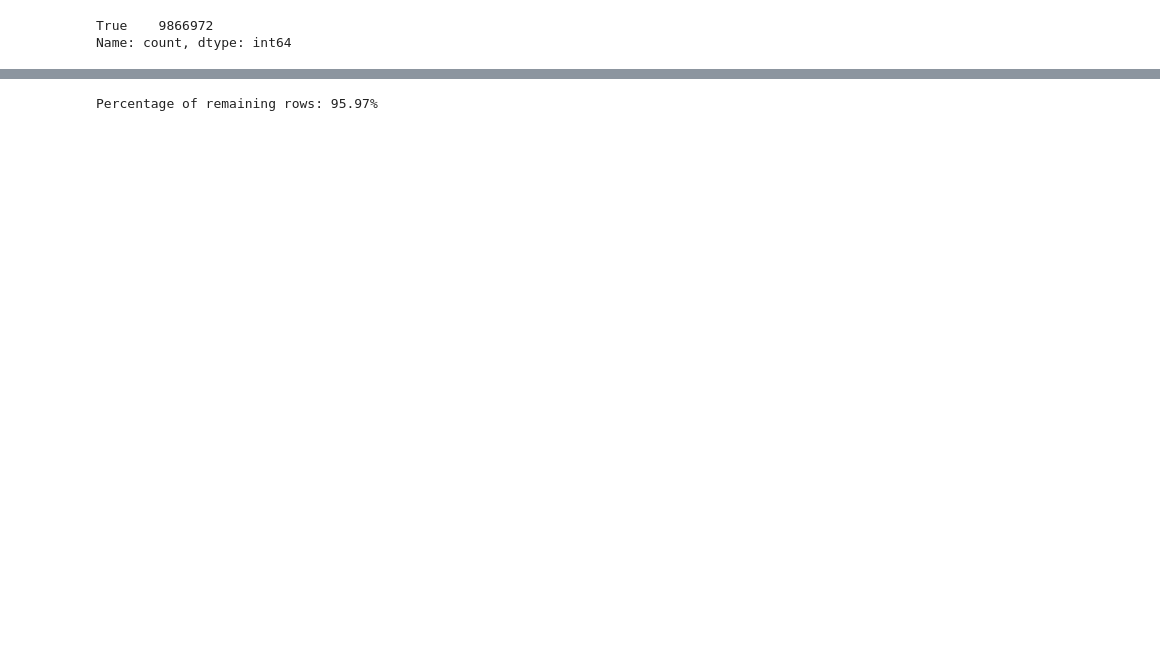
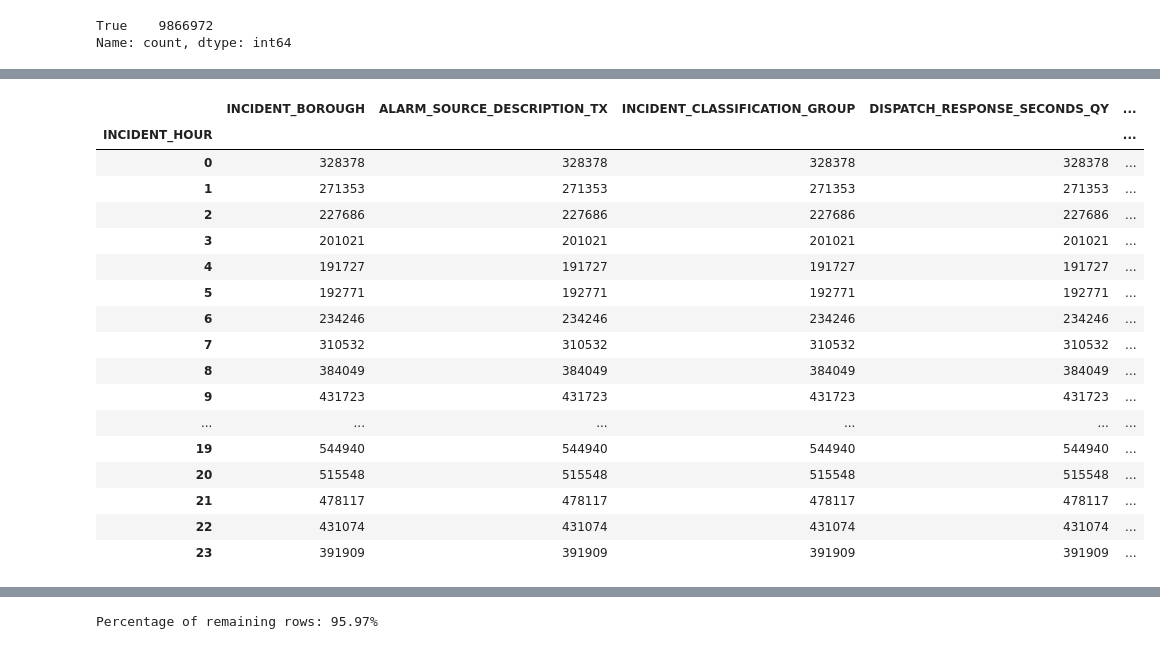
Before and after one commit to 415jason/NYC-Fire-Data, a Jupyter notebook: FireTruckCleaning.ipynb, the cells around one changed output, grey strips where cells are left out. Drawn from its saved outputs; the diff is of its cells as text; code cells hidden in the pictures; blank space fills up the shorter version.

```diff
--- a/FireTruckCleaning.ipynb
+++ b/FireTruckCleaning.ipynb
@@ -13,7 +13,7 @@ total_columns = df.shape[1]
 # Dropping unnecessary columns that contained no useful information
 df.drop(columns=['STARFIRE_INCIDENT_ID', 'ZIPCODE', 'POLICEPRECINCT', 'CITYCOUNCILDISTRICT', 'COMMUNITYDISTRICT', 'COMMUNITYSCHOOLDISTRICT', 'CONGRESSIONALDISTRICT', 'ALARM_BOX_NUMBER', 'ALARM_BOX_LOCATION', 'INCIDENT_CLASSIFICATION', 'ALARM_LEVEL_INDEX_DESCRIPTION', 'HIGHEST_ALARM_LEVEL', 'VALID_DISPATCH_RSPNS_TIME_INDC'], inplace=True)
 #Dropping all columns with DateTime data types
-df.drop(columns=['INCIDENT_DATETIME', 'FIRST_ASSIGNMENT_DATETIME', 'FIRST_ACTIVATION_DATETIME', 'FIRST_ON_SCENE_DATETIME', 'INCIDENT_CLOSE_DATETIME'], inplace=True)
+df.drop(columns=['FIRST_ASSIGNMENT_DATETIME', 'FIRST_ACTIVATION_DATETIME', 'FIRST_ON_SCENE_DATETIME', 'INCIDENT_CLOSE_DATETIME'], inplace=True)
 missing_counts = df.isnull().sum()
 missing_counts = missing_counts[missing_counts > 0]
 print(missing_counts)
@@ -41,3 +41,11 @@ df.drop(columns=['ALARM_BOX_BOROUGH'], inplace=True)
 # %% [output]
 True    9866972
 Name: count, dtype: int64
+# %%
+# Convert string to datetime
+df['INCIDENT_DATETIME'] = pd.to_datetime(df['INCIDENT_DATETIME'], format="%m/%d/%Y %I:%M:%S %p")
+
+# Extract hour in 24-hour format
+df['INCIDENT_HOUR'] = df['INCIDENT_DATETIME'].dt.hour
+df.drop(columns=['INCIDENT_DATETIME'], inplace=True)
+df.head()
@@ -43,0 +59,21 @@ Name: count, dtype: int64
+# %%
+df.groupby('INCIDENT_HOUR').count()
+# %% [output]
+|  | INCIDENT_BOROUGH | ALARM_SOURCE_DESCRIPTION_TX | INCIDENT_CLASSIFICATION_GROUP | DISPATCH_RESPONSE_SECONDS_QY | ... |
+| INCIDENT_HOUR |  |  |  |  | ... |
+| 0 | 328378 | 328378 | 328378 | 328378 | ... |
+| 1 | 271353 | 271353 | 271353 | 271353 | ... |
+| 2 | 227686 | 227686 | 227686 | 227686 | ... |
+| 3 | 201021 | 201021 | 201021 | 201021 | ... |
+| 4 | 191727 | 191727 | 191727 | 191727 | ... |
+| 5 | 192771 | 192771 | 192771 | 192771 | ... |
+| 6 | 234246 | 234246 | 234246 | 234246 | ... |
+| 7 | 310532 | 310532 | 310532 | 310532 | ... |
+| 8 | 384049 | 384049 | 384049 | 384049 | ... |
+| 9 | 431723 | 431723 | 431723 | 431723 | ... |
+| ... | ... | ... | ... | ... | ... |
+| 19 | 544940 | 544940 | 544940 | 544940 | ... |
+| 20 | 515548 | 515548 | 515548 | 515548 | ... |
+| 21 | 478117 | 478117 | 478117 | 478117 | ... |
+| 22 | 431074 | 431074 | 431074 | 431074 | ... |
+| 23 | 391909 | 391909 | 391909 | 391909 | ... |
```
Also changed, not shown: parts of 9 cells of this notebook.
